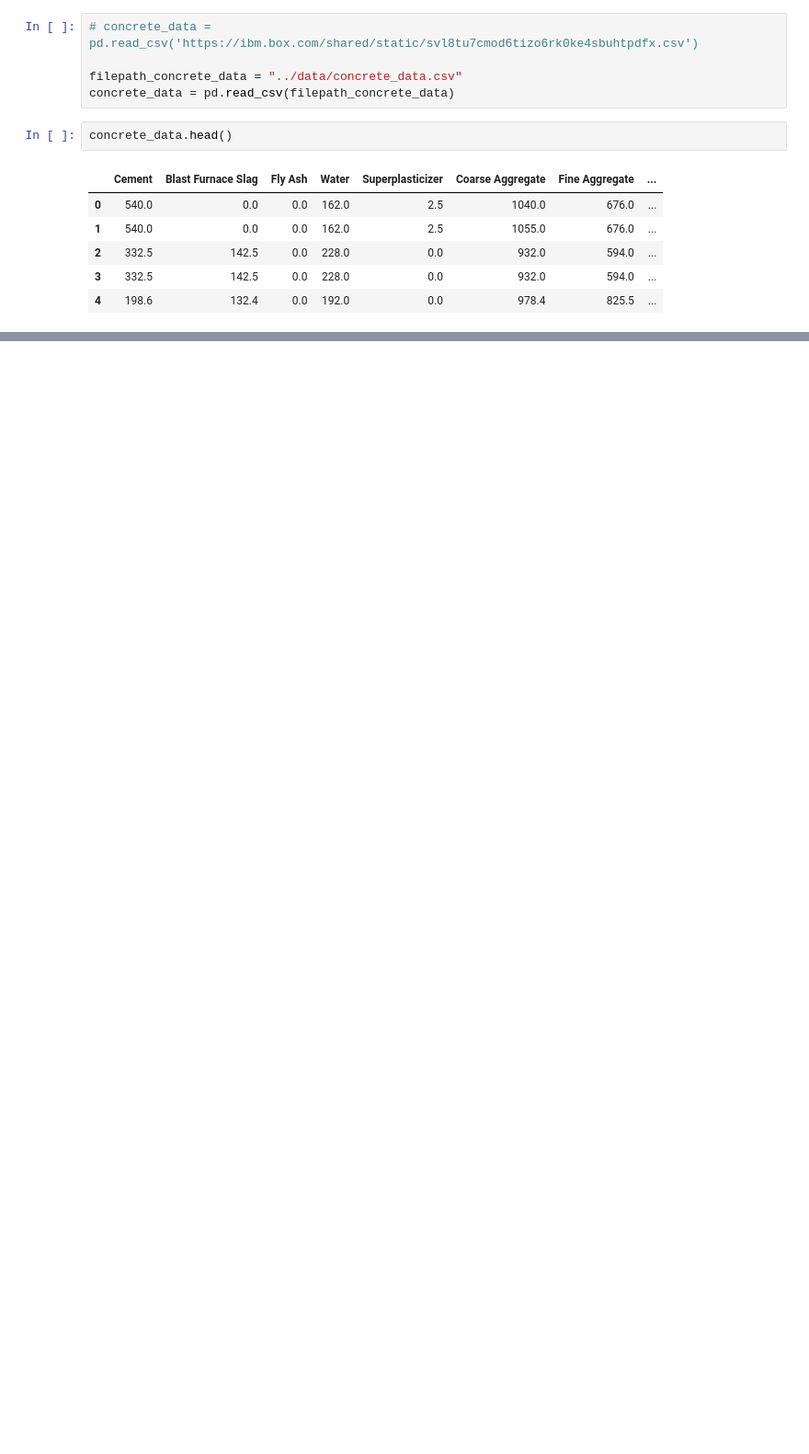
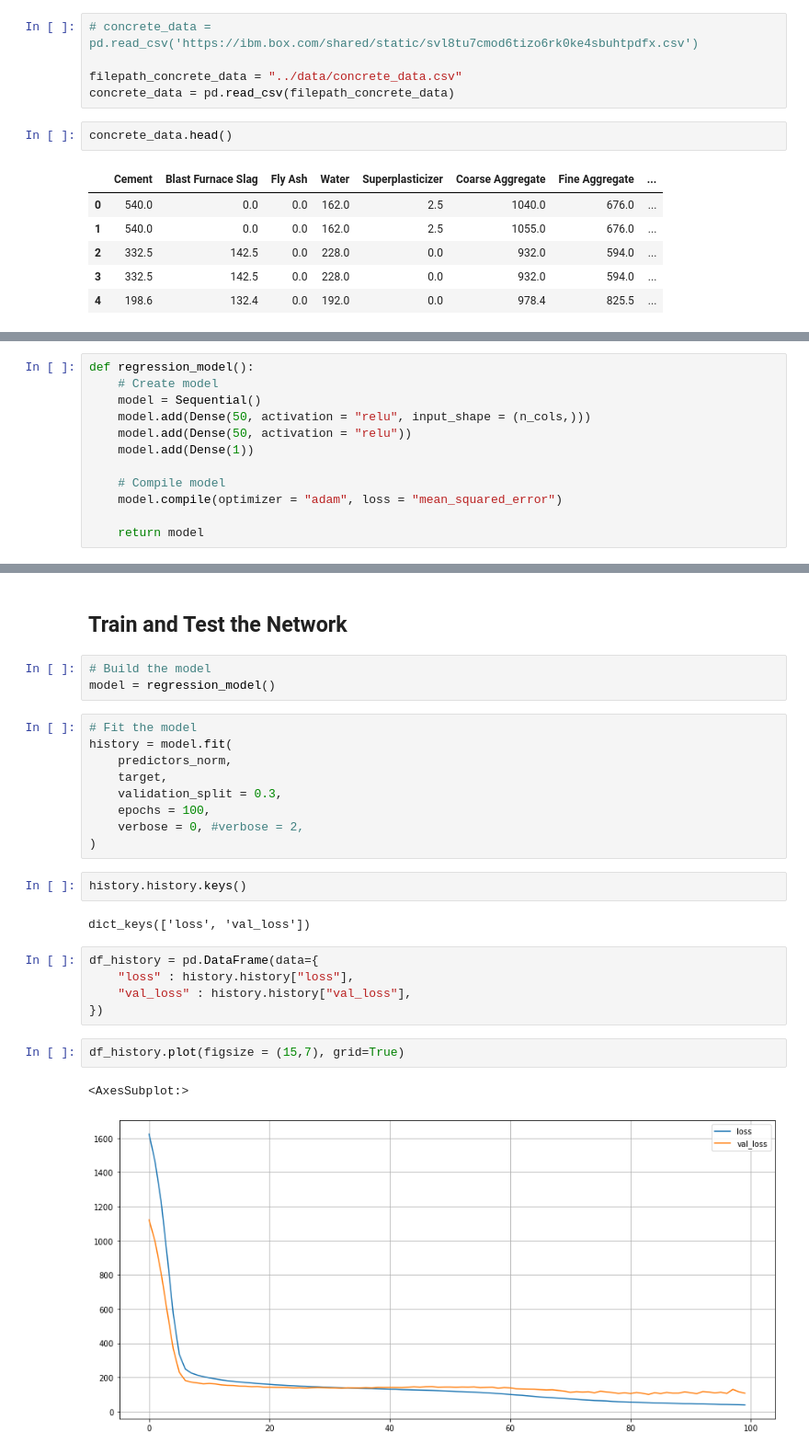
Before and after one commit to zkneupper/edx_dl_fundamentals, a Jupyter notebook: module_3/DL0101EN-3-1-Regression-with-Keras-py-v1.0_zk.ipynb, the cells around one changed output, grey strips where cells are left out. Shown at 92% size. Saved outputs shown, nothing was run; the diff lists cells and outputs as text; blank space fills up the shorter version.

Commit message:
Finish module 3 notebook 1 - regression

```diff
--- a/module_3/DL0101EN-3-1-Regression-with-Keras-py-v1.0_zk.ipynb
+++ b/module_3/DL0101EN-3-1-Regression-with-Keras-py-v1.0_zk.ipynb
@@ -113,0 +209,12 @@ concrete_data.head()
+# %%
+def regression_model():
+    # Create model
+    model = Sequential()
+    model.add(Dense(50, activation = "relu", input_shape = (n_cols,)))
+    model.add(Dense(50, activation = "relu"))
+    model.add(Dense(1))
+
+    # Compile model
+    model.compile(optimizer = "adam", loss = "mean_squared_error")
+
+    return model
@@ -113,0 +223,28 @@ concrete_data.head()
+# %% [markdown]
+## Train and Test the Network
+# %%
+# Build the model
+model = regression_model()
+# %%
+# Fit the model
+history = model.fit(
+    predictors_norm,
+    target,
+    validation_split = 0.3,
+    epochs = 100,
+    verbose = 0, #verbose = 2,
+)
+# %%
+history.history.keys()
+# %% [output]
+dict_keys(['loss', 'val_loss'])
+# %%
+df_history = pd.DataFrame(data={
+    "loss" : history.history["loss"],
+    "val_loss" : history.history["val_loss"],
+})
+# %%
+df_history.plot(figsize = (15,7), grid=True)
+# %% [output]
+<AxesSubplot:>
+[figure, added]
```
Also changed, not shown: parts of 35 cells of this notebook, 1 other file.
